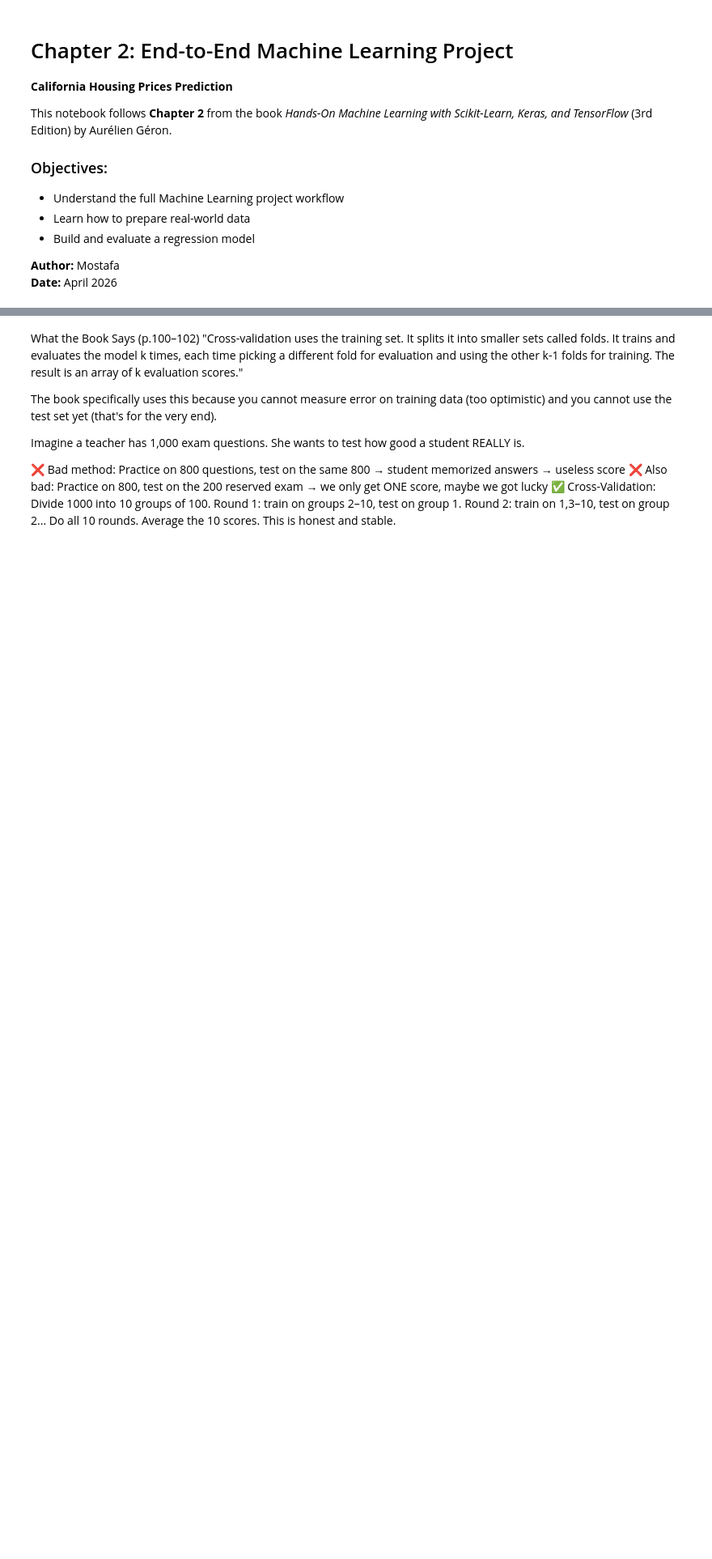
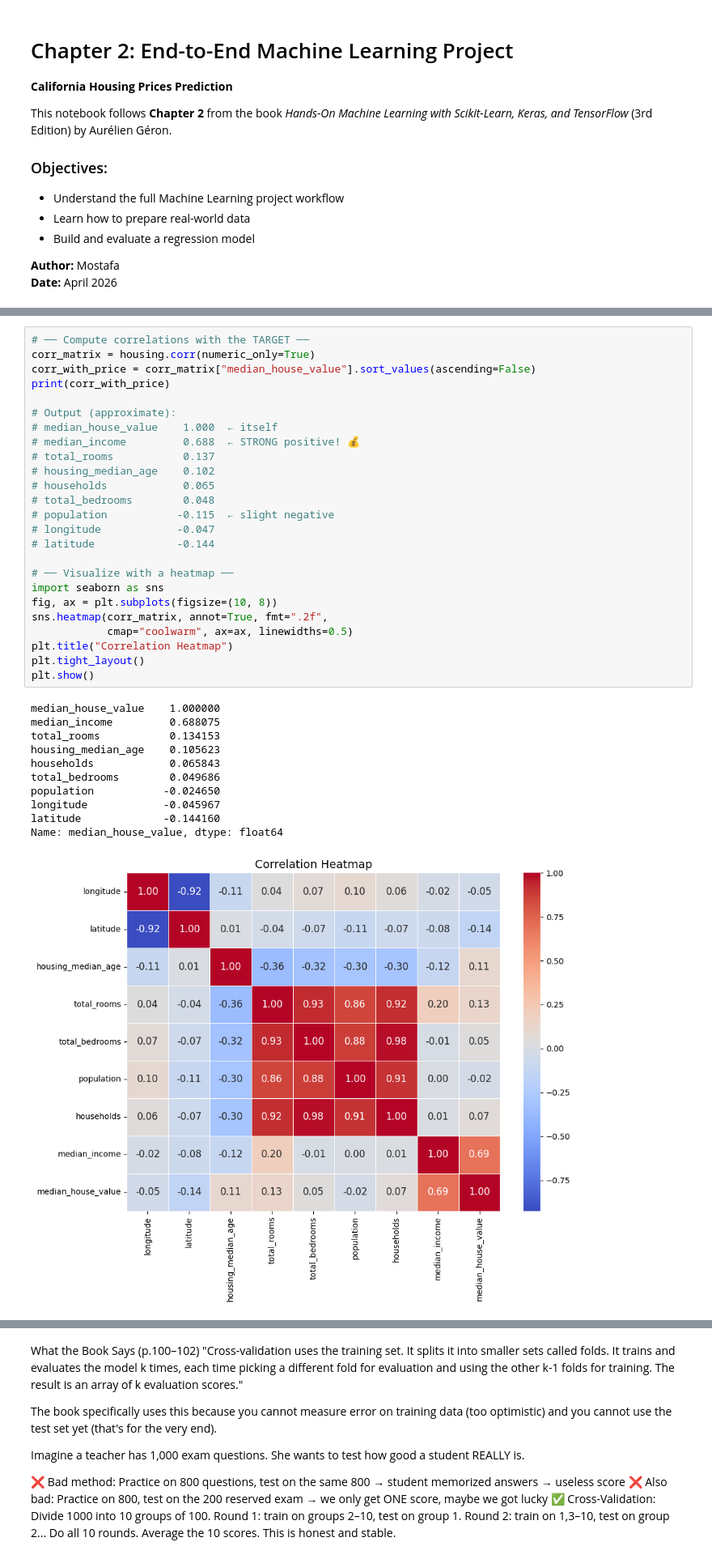
Before and after one commit to mostafaelhussien/hands-on-machine-learning, a Jupyter notebook: Chapter_2_End_to_End_Project.ipynb, the cells around one changed output, grey strips where cells are left out. Shown at 81% size. Drawn from its saved outputs; the diff is of its cells as text; blank space fills up the shorter version.

```diff
--- a/Chapter_2_End_to_End_Project.ipynb
+++ b/Chapter_2_End_to_End_Project.ipynb
@@ -320,0 +164,37 @@ We created income bins, used them to split the dataset fairly, then removed them
+# %%
+# ── Compute correlations with the TARGET ──
+corr_matrix = housing.corr(numeric_only=True)
+corr_with_price = corr_matrix["median_house_value"].sort_values(ascending=False)
+print(corr_with_price)
+
+# Output (approximate):
+# median_house_value    1.000  ← itself
+# median_income         0.688  ← STRONG positive! 💰
+# total_rooms           0.137
+# housing_median_age    0.102
+# households            0.065
+# total_bedrooms        0.048
+# population           -0.115  ← slight negative
+# longitude            -0.047
+# latitude             -0.144
+
+# ── Visualize with a heatmap ──
+import seaborn as sns
+fig, ax = plt.subplots(figsize=(10, 8))
+sns.heatmap(corr_matrix, annot=True, fmt=".2f",
+            cmap="coolwarm", ax=ax, linewidths=0.5)
+plt.title("Correlation Heatmap")
+plt.tight_layout()
+plt.show()
+# %% [output]
+median_house_value    1.000000
+median_income         0.688075
+total_rooms           0.134153
+housing_median_age    0.105623
+households            0.065843
+total_bedrooms        0.049686
+population           -0.024650
+longitude            -0.045967
+latitude             -0.144160
+Name: median_house_value, dtype: float64
+[figure, added]
```
Also changed, not shown: parts of 26 cells of this notebook.
